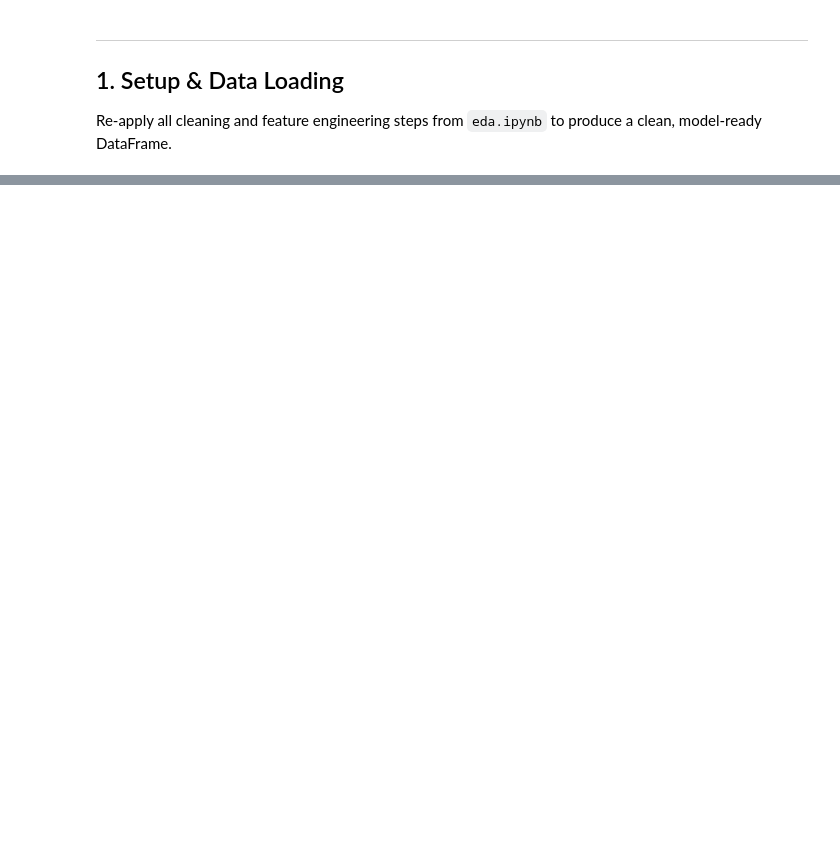
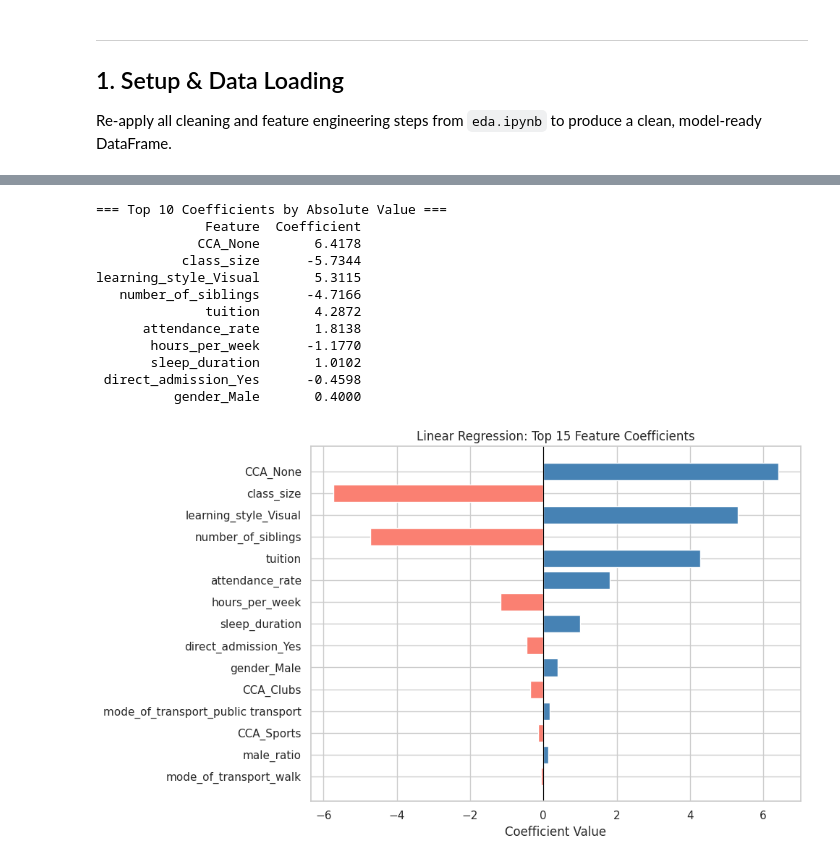
Before and after one commit to denzelxk/olvl-score-prediction, a Jupyter notebook: prototype.ipynb, the cells around one changed output, grey strips where cells are left out. Cells and saved outputs as stored; diff of their text form; code cells hidden in the pictures; blank space fills up the shorter version.

```diff
--- a/prototype.ipynb
+++ b/prototype.ipynb
@@ -849,0 +145,11 @@ Use the results table above to fill in this section after running the notebook.
+# %%
+X = df.drop(columns=['final_test', 'student_id'], errors='ignore')
+y = df['final_test']
+strata = pd.cut(y, bins=[0, 50, 60, 70, 80, 100], labels=[0,1,2,3,4], include_lowest=True)
+X_train, X_test, y_train, y_test = train_test_split(
+    X, y, test_size=0.2, random_state=RANDOM_STATE, stratify=strata
+)
+print(f'Training set  : {X_train.shape[0]} rows')
+print(f'Test set      : {X_test.shape[0]} rows')
+print(f'Target mean   : train={y_train.mean():.2f}  test={y_test.mean():.2f}')
+print(f'Target std    : train={y_train.std():.2f}   test={y_test.std():.2f}')
@@ -849,0 +247,14 @@ Use the results table above to fill in this section after running the notebook.
+# %%
+lr_pipe = Pipeline([
+    ('preprocessor', preprocessor),
+    ('model', LinearRegression())
+])
+lr_results, lr_pipe = evaluate_model('Linear Regression', lr_pipe, X_train, y_train, X_test, y_test)
+all_results.append(lr_results)
+print('=== Level 1a: Linear Regression ===')
+print(f'  Train RMSE  : {lr_results["Train RMSE"]:.4f}')
+print(f'  Test  RMSE  : {lr_results["Test RMSE"]:.4f}')
+print(f'  CV    RMSE  : {lr_results["CV RMSE"]:.4f} +/- {lr_results["CV RMSE std"]:.4f}')
+print(f'  Test  MAE   : {lr_results["Test MAE"]:.4f}')
+print(f'  Test  R2    : {lr_results["Test R2"]:.4f}')
+print(f'  Overfit Gap : {lr_results["Overfit Gap"]:.4f}')
@@ -849,0 +269,34 @@ Use the results table above to fill in this section after running the notebook.
+# %%
+feature_names = (
+    numerical_cols +
+    list(lr_pipe['preprocessor']
+         .named_transformers_['cat']['ohe']
+         .get_feature_names_out(categorical_cols)) +
+    binary_cols
+)
+coef_df = pd.DataFrame({'Feature': feature_names, 'Coefficient': lr_pipe['model'].coef_})
+coef_df = coef_df.sort_values('Coefficient', key=abs, ascending=False)
+print('=== Top 10 Coefficients by Absolute Value ===')
+print(coef_df.head(10).to_string(index=False))
+fig, ax = plt.subplots(figsize=(10, 6))
+top_n = coef_df.head(15)
+colors = ['steelblue' if v > 0 else 'salmon' for v in top_n['Coefficient']]
+ax.barh(top_n['Feature'][::-1], top_n['Coefficient'][::-1], color=colors[::-1], edgecolor='white')
+ax.axvline(0, color='black', linewidth=0.8)
+ax.set_title('Linear Regression: Top 15 Feature Coefficients')
+ax.set_xlabel('Coefficient Value')
+plt.tight_layout(); plt.show()
+# %% [output]
+=== Top 10 Coefficients by Absolute Value ===
+              Feature  Coefficient
+             CCA_None       6.4178
+           class_size      -5.7344
+learning_style_Visual       5.3115
+   number_of_siblings      -4.7166
+              tuition       4.2872
+      attendance_rate       1.8138
+       hours_per_week      -1.1770
+       sleep_duration       1.0102
+ direct_admission_Yes      -0.4598
+          gender_Male       0.4000
+[figure, added]
```
Also changed, not shown: parts of 101 cells of this notebook, 12 other files.
